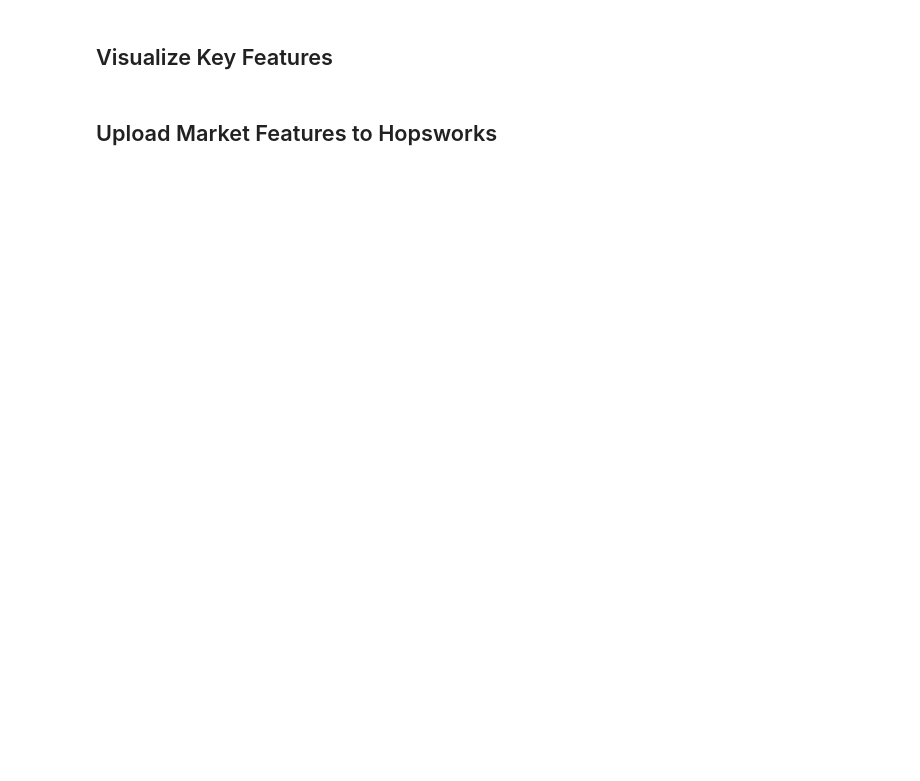
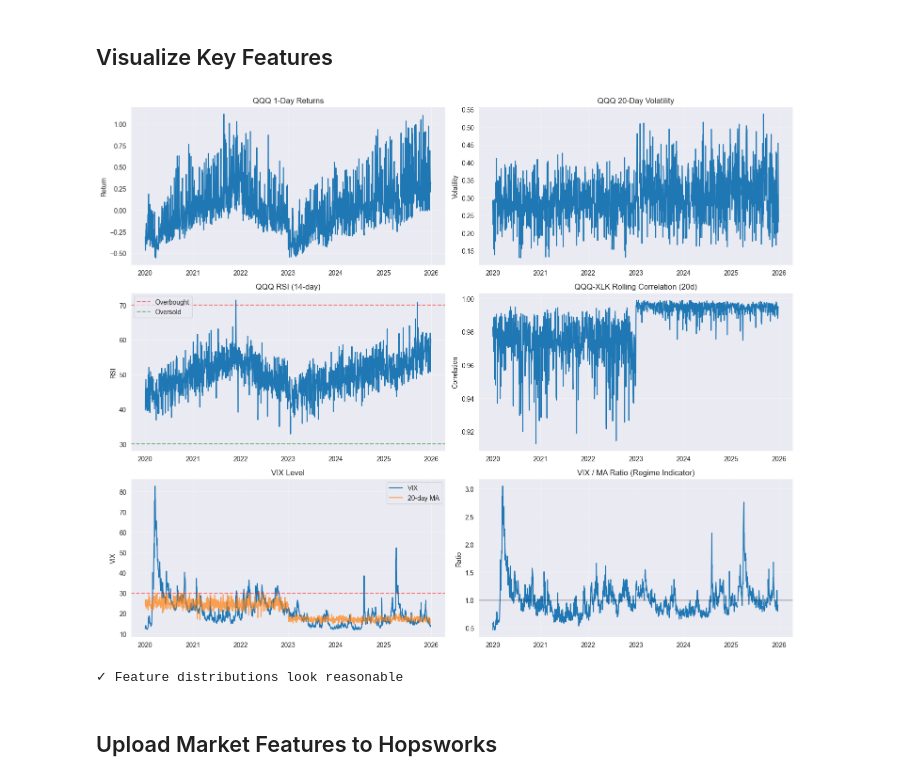
Before and after one commit to Zedel17/ProjectsScalable, a Jupyter notebook: notebooks/4_market_features.ipynb, the cells around one changed output. Drawn from its saved outputs; the diff is of its cells as text; code cells hidden in the pictures; blank space fills up the shorter version.

Commit message:
chronological features fixes

```diff
--- a/notebooks/4_market_features.ipynb
+++ b/notebooks/4_market_features.ipynb
@@ -293,6 +500,12 @@ print(f"Days with VIX < 15 (low volatility): {(vix_features['vix_close'] < 15).s
 ## Visualize Key Features
 # %%
 import matplotlib.pyplot as plt
+
+# Ensure datetime + chronological order
+for df in [qqq_features, xlk_features, vix_features]:
+    df['date'] = pd.to_datetime(df['date'])
+    df.sort_values('date', inplace=True)
+    df.reset_index(drop=True, inplace=True)
 
 fig, axes = plt.subplots(3, 2, figsize=(15, 12))
 
@@ -316,33 +529,36 @@ axes[1, 0].set_title('QQQ RSI (14-day)')
 axes[1, 0].set_ylabel('RSI')
 axes[1, 0].legend()
 axes[1, 0].grid(True, alpha=0.3)
 
 # QQQ-XLK correlation
 axes[1, 1].plot(xlk_features['date'], xlk_features['corr_20d'])
 axes[1, 1].set_title('QQQ-XLK Rolling Correlation (20d)')
 axes[1, 1].set_ylabel('Correlation')
 axes[1, 1].grid(True, alpha=0.3)
 
 # VIX level
 axes[2, 0].plot(vix_features['date'], vix_features['vix_close'], label='VIX')
 axes[2, 0].plot(vix_features['date'], vix_features['vix_ma_20'], label='20-day MA', alpha=0.7)
 axes[2, 0].axhline(y=30, color='r', linestyle='--', alpha=0.5)
 axes[2, 0].set_title('VIX Level')
 axes[2, 0].set_ylabel('VIX')
 axes[2, 0].legend()
 axes[2, 0].grid(True, alpha=0.3)
 
 # VIX regime indicator
 axes[2, 1].plot(vix_features['date'], vix_features['vix_ma_ratio'])
 axes[2, 1].axhline(y=1.0, color='k', linestyle='-', alpha=0.3)
 axes[2, 1].set_title('VIX / MA Ratio (Regime Indicator)')
 axes[2, 1].set_ylabel('Ratio')
 axes[2, 1].grid(True, alpha=0.3)
 
 plt.tight_layout()
 plt.show()
 
 print("\n✓ Feature distributions look reasonable")
+# %% [output]
+[figure, added]
+✓ Feature distributions look reasonable
 # %% [markdown]
 ## Upload Market Features to Hopsworks
 # %%
```
Also changed, not shown: parts of 18 cells of this notebook, 3 other files.
